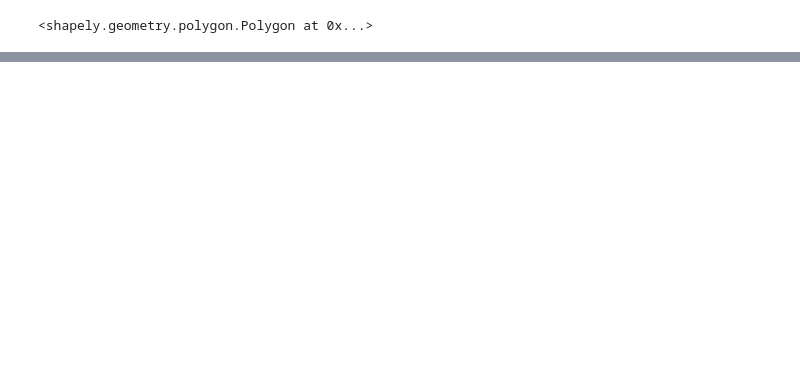
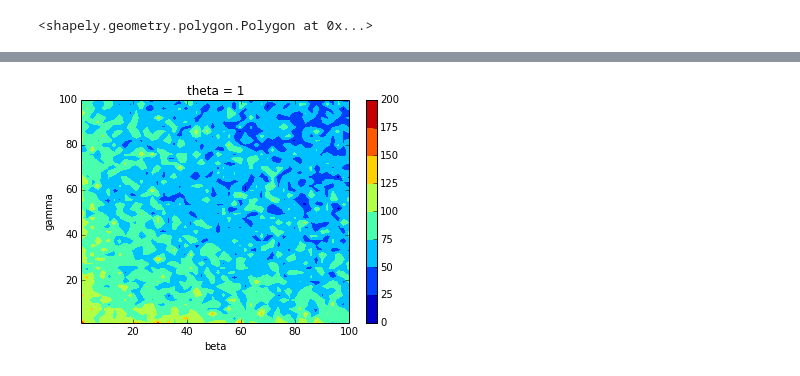
Before and after one commit to dorisjlee/crowd-seg, a Jupyter notebook: analysis/2017_02_16_SummarizationEM.ipynb, the cells around one changed output, grey strips where cells are left out. Saved outputs shown, nothing was run; the diff lists cells and outputs as text; code cells hidden in the pictures; blank space fills up the shorter version.

```diff
--- a/analysis/2017_02_16_SummarizationEM.ipynb
+++ b/analysis/2017_02_16_SummarizationEM.ipynb
@@ -114,0 +172,4 @@ Q(beta,gamma,theta)
+# %%
+constant_theta(1)
+# %% [output]
+[figure, added]
```
Also changed, not shown: parts of 34 cells of this notebook, 1 other file.
